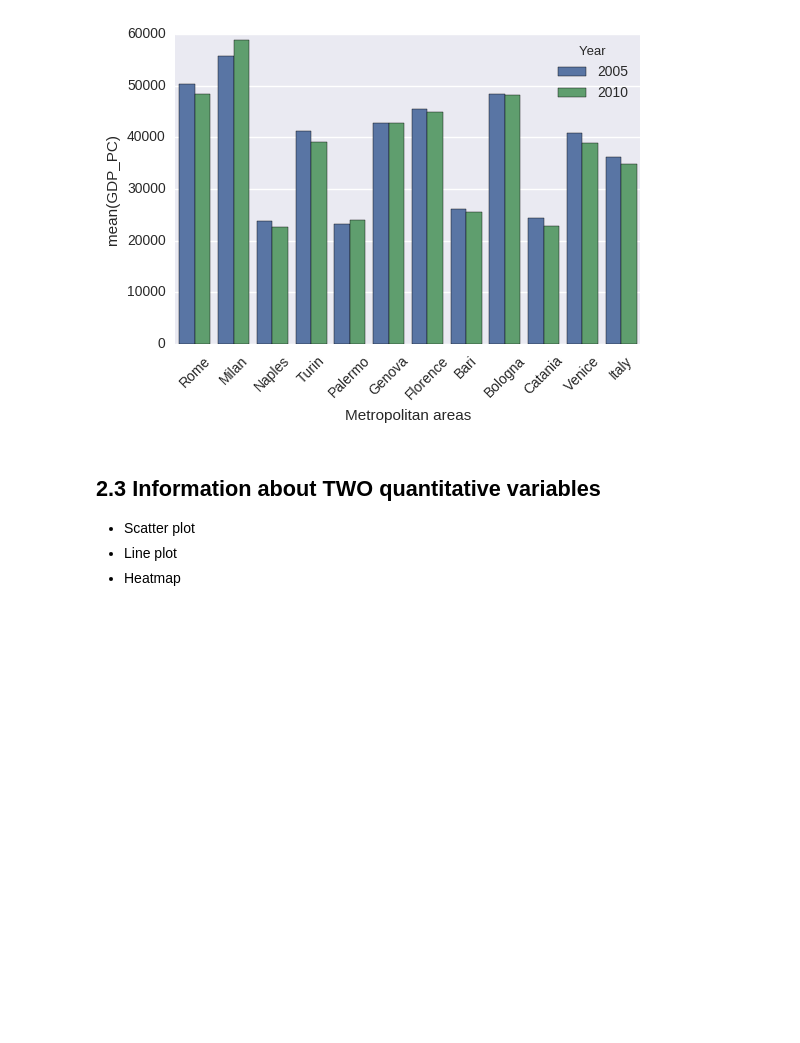
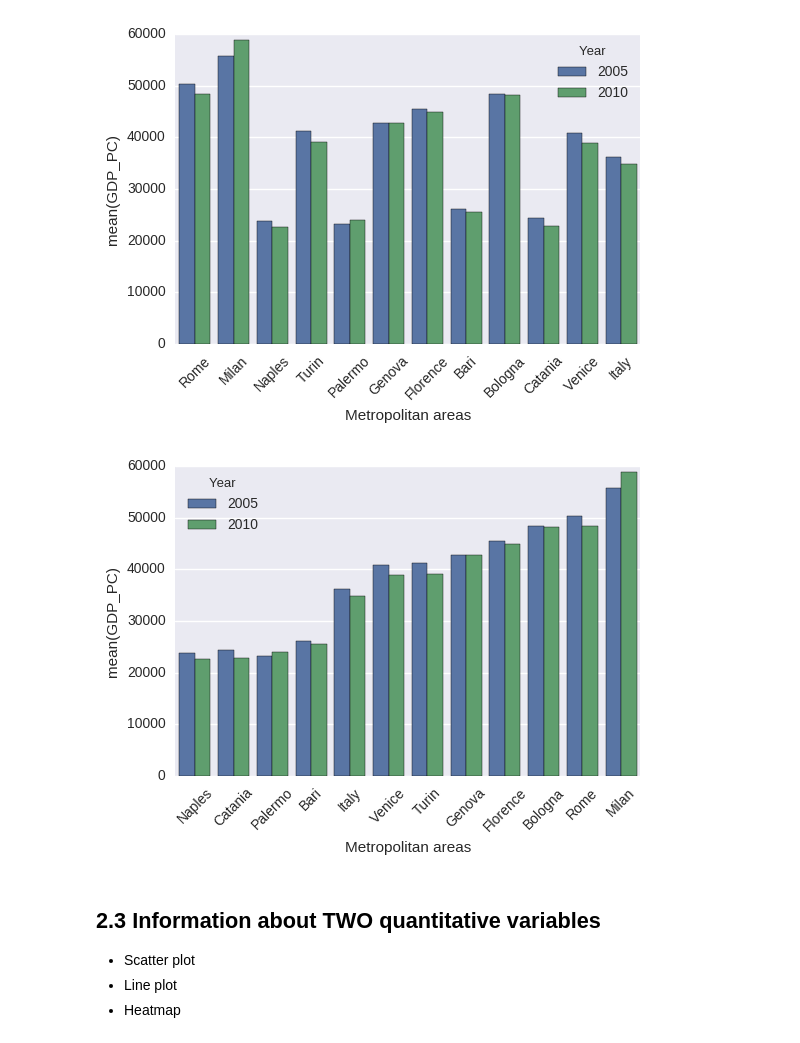
Before and after one commit to jgarciab/wwd2017, a Jupyter notebook: class3/class3b_data_visualization.ipynb, the cells around one changed output. Cells and saved outputs as stored; diff of their text form; code cells hidden in the pictures; blank space fills up the shorter version.

```diff
--- a/class3/class3b_data_visualization.ipynb
+++ b/class3/class3b_data_visualization.ipynb
@@ -312,6 +312,15 @@ plt.xticks(rotation=45)
 plt.show()
 # %% [output]
 [figure]
+# %%
+df_2010_15 = df.loc[df["Year"].isin([2005,2010]),:]
+df_2010_15 = df_2010_15.sort_values(by="GDP_PC")
+plt.figure(figsize=(6,4))
+sns.barplot(x="Metropolitan areas",y="GDP_PC",data=df_2010_15,hue="Year")
+plt.xticks(rotation=45)
+plt.show()
+# %% [output]
+[figure, added]
 # %% [markdown]
 ## 2.3 Information about TWO quantitative variables
 - Scatter plot
```
Also changed, not shown: parts of 8 cells of this notebook, 18 other files.
